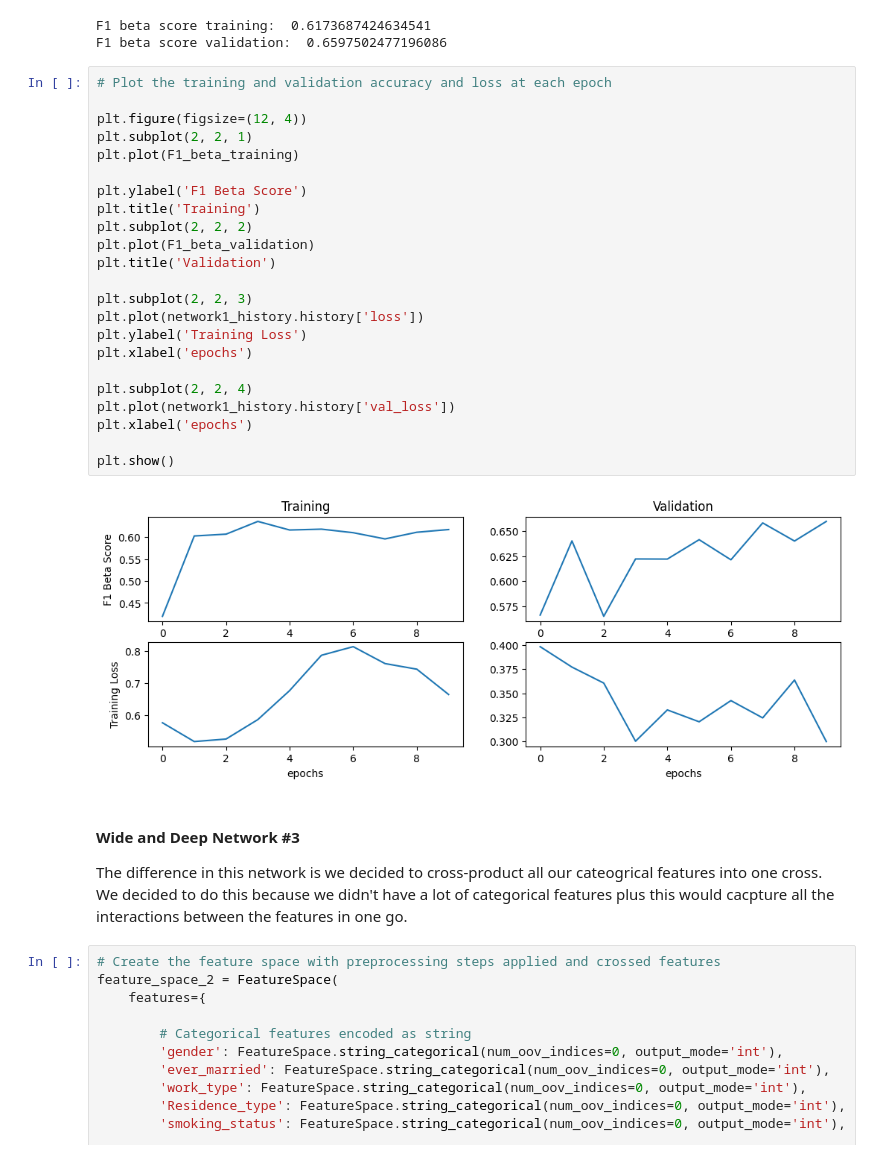
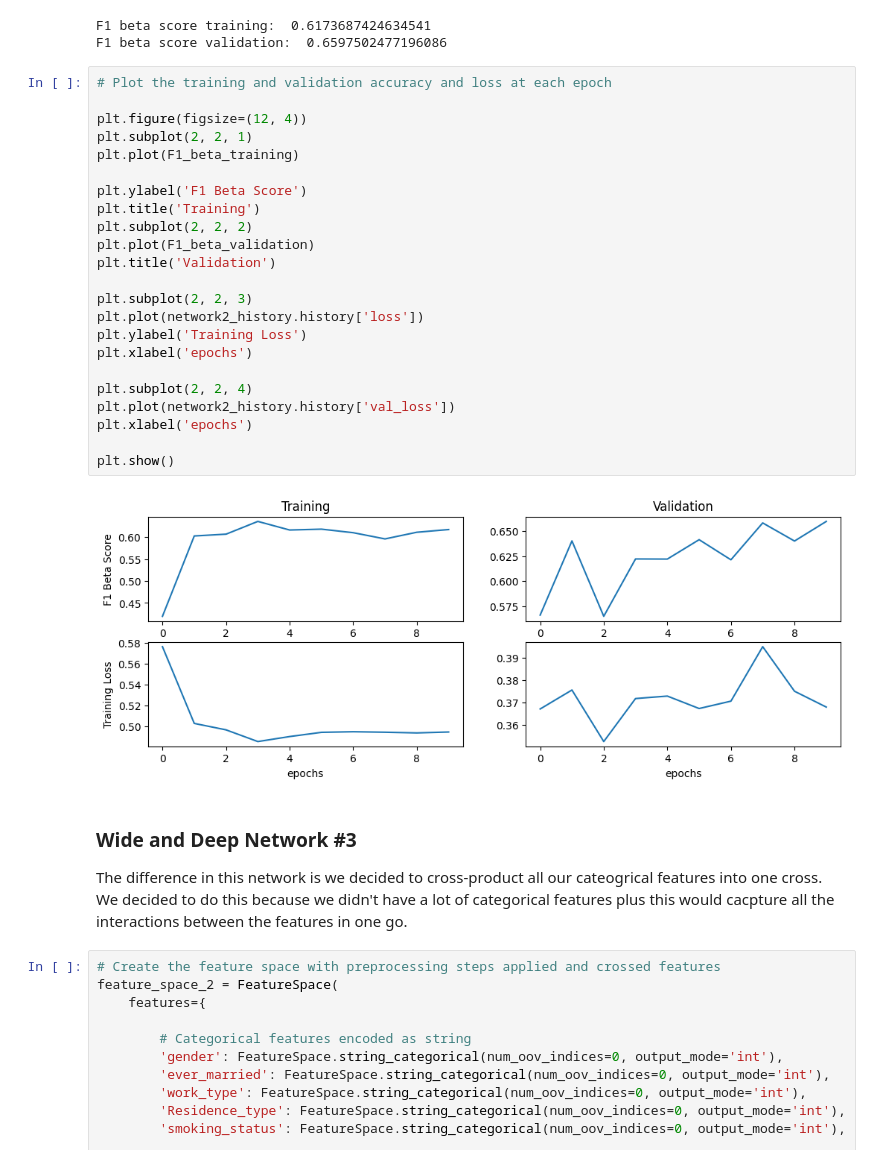
Before and after one commit to wyattsaltzman/ML-F23-Lab5, a Jupyter notebook: lab5.ipynb, the cells around one changed output. Saved outputs shown, nothing was run; the diff lists cells and outputs as text.

```diff
--- a/lab5.ipynb
+++ b/lab5.ipynb
@@ -819,30 +817,30 @@ F1 beta score validation:  0.6597502477196086
 # %%
 # Plot the training and validation accuracy and loss at each epoch
 
 plt.figure(figsize=(12, 4))
 plt.subplot(2, 2, 1)
 plt.plot(F1_beta_training)
 
 plt.ylabel('F1 Beta Score')
 plt.title('Training')
 plt.subplot(2, 2, 2)
 plt.plot(F1_beta_validation)
 plt.title('Validation')
 
 plt.subplot(2, 2, 3)
-plt.plot(network1_history.history['loss'])
+plt.plot(network2_history.history['loss'])
 plt.ylabel('Training Loss')
 plt.xlabel('epochs')
 
 plt.subplot(2, 2, 4)
-plt.plot(network1_history.history['val_loss'])
+plt.plot(network2_history.history['val_loss'])
 plt.xlabel('epochs')
 
 plt.show()
 # %% [output]
-[figure, old version]
+[figure, new version]
 # %% [markdown]
-#### Wide and Deep Network #3
+### Wide and Deep Network #3
 
 The difference in this network is we decided to cross-product all our cateogrical features into one cross. We decided to do this because we didn't have a lot of categorical features plus this would cacpture all the interactions between the features in one go.
 # %%
```
Also changed, not shown: parts of 26 cells of this notebook, 1 other file.
